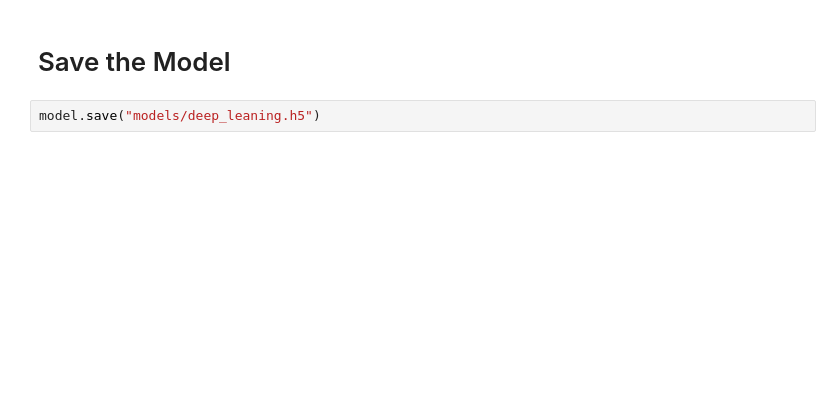
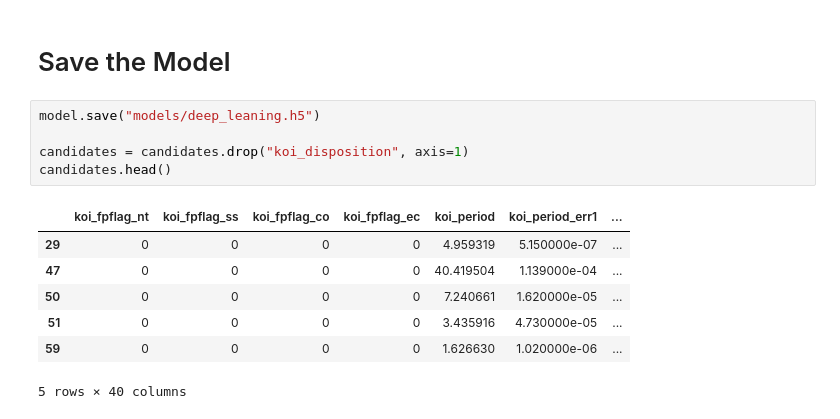
Before and after one commit to Munseaux/machine-learning-challenge, a Jupyter notebook: deep_learning.ipynb, the cells around one changed output. Cells and saved outputs as stored; diff of their text form; blank space fills up the shorter version.

```diff
--- a/deep_learning.ipynb
+++ b/deep_learning.ipynb
@@ -151,3 +171,14 @@ Loss: 0.23489530387950436, Accuracy: 0.8970251679420471
 # Save the Model
 # %%
 model.save("models/deep_leaning.h5")
+
+candidates = candidates.drop("koi_disposition", axis=1)
+candidates.head()
+# %% [output]
+|  | koi_fpflag_nt | koi_fpflag_ss | koi_fpflag_co | koi_fpflag_ec | koi_period | koi_period_err1 | ... |
+| 29 | 0 | 0 | 0 | 0 | 4.959319 | 5.150000e-07 | ... |
+| 47 | 0 | 0 | 0 | 0 | 40.419504 | 1.139000e-04 | ... |
+| 50 | 0 | 0 | 0 | 0 | 7.240661 | 1.620000e-05 | ... |
+| 51 | 0 | 0 | 0 | 0 | 3.435916 | 4.730000e-05 | ... |
+| 59 | 0 | 0 | 0 | 0 | 1.626630 | 1.020000e-06 | ... |
+5 rows × 40 columns
```
Also changed, not shown: parts of 11 cells of this notebook, 1 other file.
